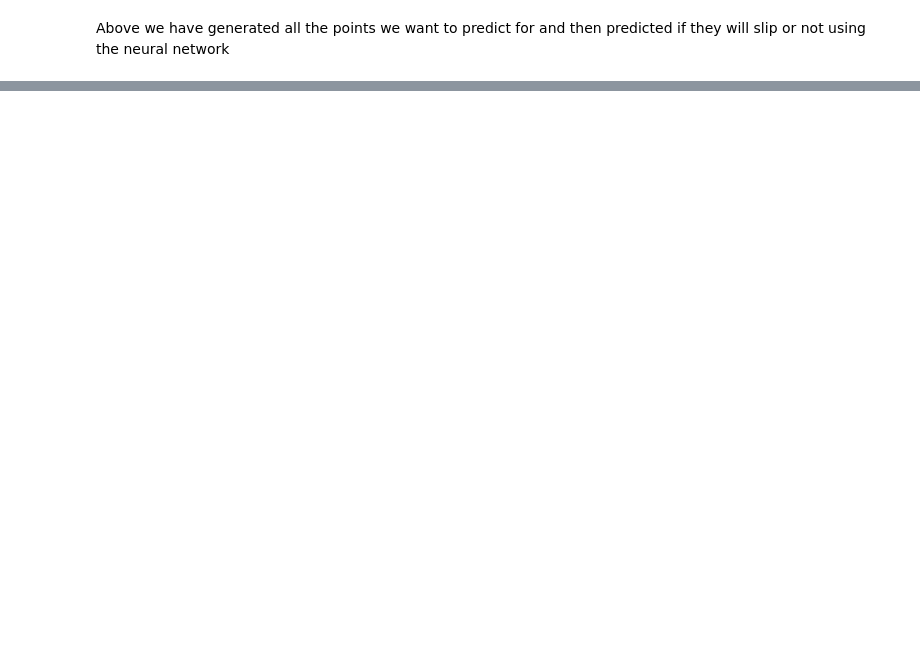
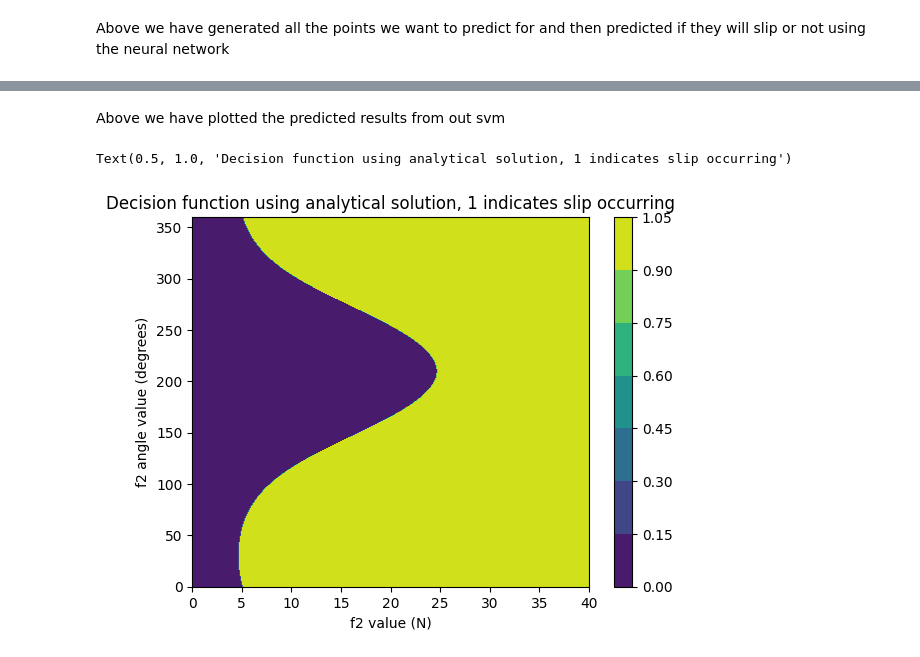
Before and after one commit to JGrant3101/ME4MachineLearning, a Jupyter notebook: Tutorial10.ipynb, the cells around one changed output, grey strips where cells are left out. Saved outputs shown, nothing was run; the diff lists cells and outputs as text; code cells hidden in the pictures; blank space fills up the shorter version.

```diff
--- a/Tutorial10.ipynb
+++ b/Tutorial10.ipynb
@@ -140,0 +252,36 @@ plt.colorbar()
+# %% [markdown]
+Above we have plotted the predicted results from out svm
+# %%
+# Rerunning the analytical solution for this new case and plotting to verify our svm results
+# Analytical solution
+# Setting up inputs
+f1an = 10
+f1anang = 30
+f2an = f2plot
+f2anang = f2angplot
+analyticmodelresults = np.zeros([3601, 401])
+
+# Running for loop to determine whether slip occurs or not
+for i in range(len(f2an)):
+  for j in range(len(f2anang)):
+    # Defining the x and y components of force
+    Fx = f1an * math.cos(math.radians(f1anang)) + f2an[i] * math.cos(math.radians(f2anang[j]))
+    Fy = f1an * math.sin(math.radians(f1anang)) + f2an[i] * math.sin(math.radians(f2anang[j]))
+
+    # Determining overall magnitude of force
+    Fmag = math.sqrt(Fx**2 + Fy**2)
+
+    # Defining if this will cause slip or not
+    if Fmag > 1.5*9.81:
+      analyticmodelresults[j, i] = 1
+
+# Plotting
+fig2, ax2 = plt.subplots()
+plt.contourf(f2an, f2anang, analyticmodelresults)
+plt.colorbar()
+plt.xlabel('f2 value (N)')
+plt.ylabel('f2 angle value (degrees)')
+plt.title('Decision function using analytical solution, 1 indicates slip occurring')
+# %% [output]
+Text(0.5, 1.0, 'Decision function using analytical solution, 1 indicates slip occurring')
+[figure, added]
```
Also changed, not shown: parts of 12 cells of this notebook.
